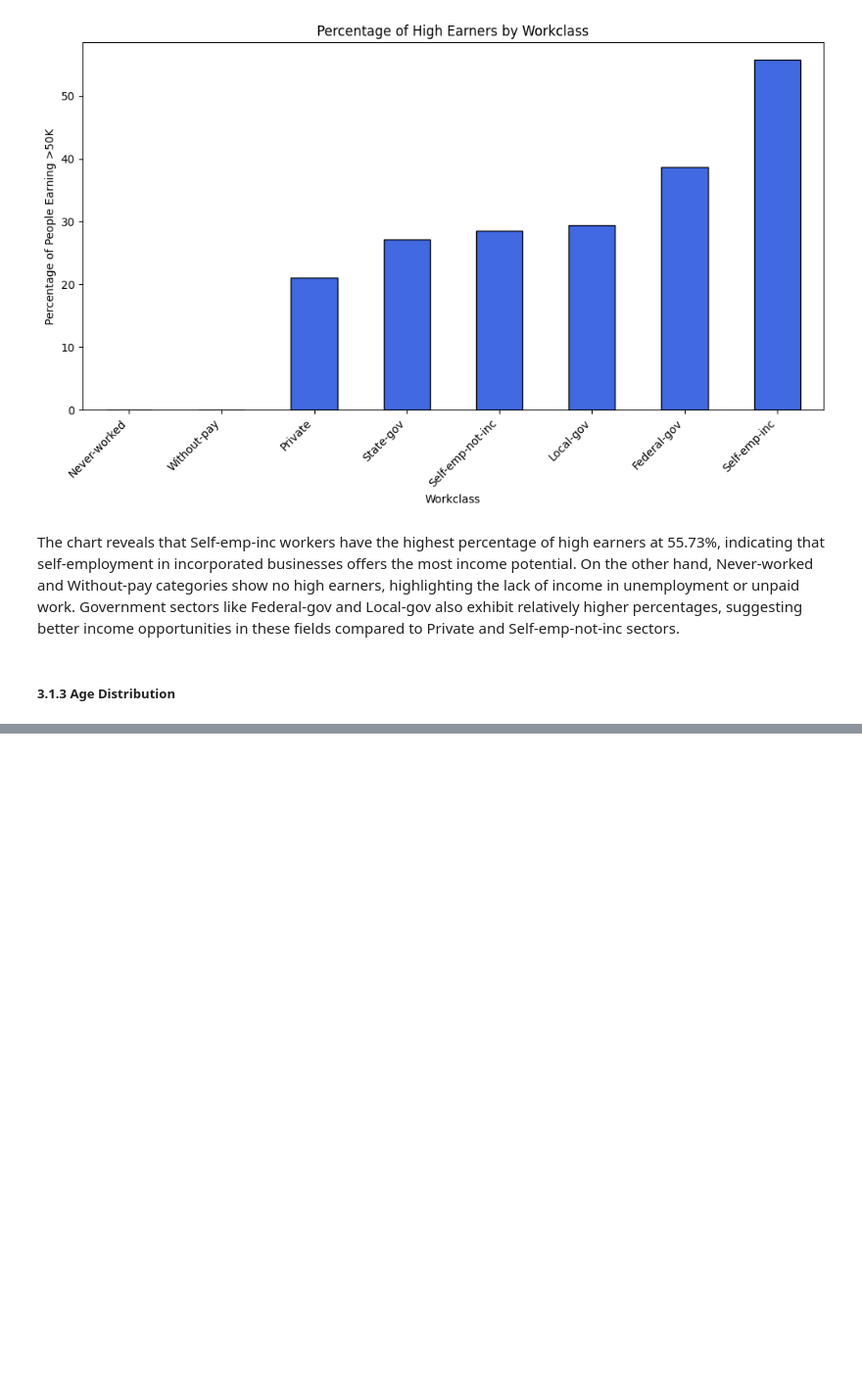
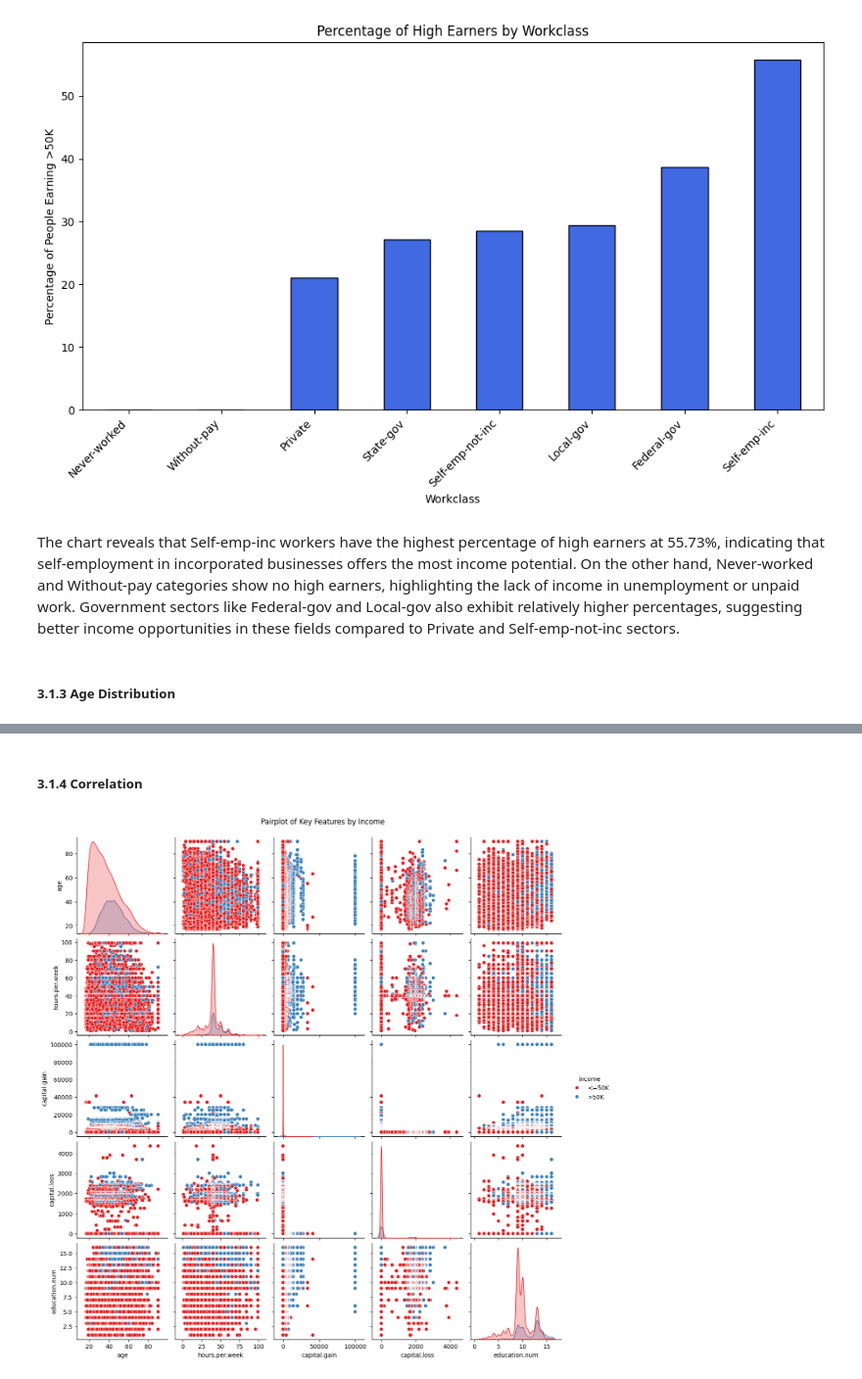
Before and after one commit to logcho/adult-income-analysis, a Jupyter notebook: notebooks/exploration.ipynb, the cells around one changed output, grey strips where cells are left out. Shown at 98% size. Saved outputs shown, nothing was run; the diff lists cells and outputs as text; code cells hidden in the pictures; blank space fills up the shorter version.

Commit message:
feat: more plots

```diff
--- a/notebooks/exploration.ipynb
+++ b/notebooks/exploration.ipynb
@@ -349,0 +337,8 @@ plt.show()
+# %% [markdown]
+##### **3.1.4 Correlation**
+# %%
+sns.pairplot(df[['age', 'hours.per.week', 'capital.gain', 'capital.loss', 'education.num', 'income']], hue='income', palette='Set1')
+plt.suptitle('Pairplot of Key Features by Income', y=1.02)
+plt.show()
+# %% [output]
+[figure, added]
```
Also changed, not shown: parts of 10 cells of this notebook, 2 other files.
